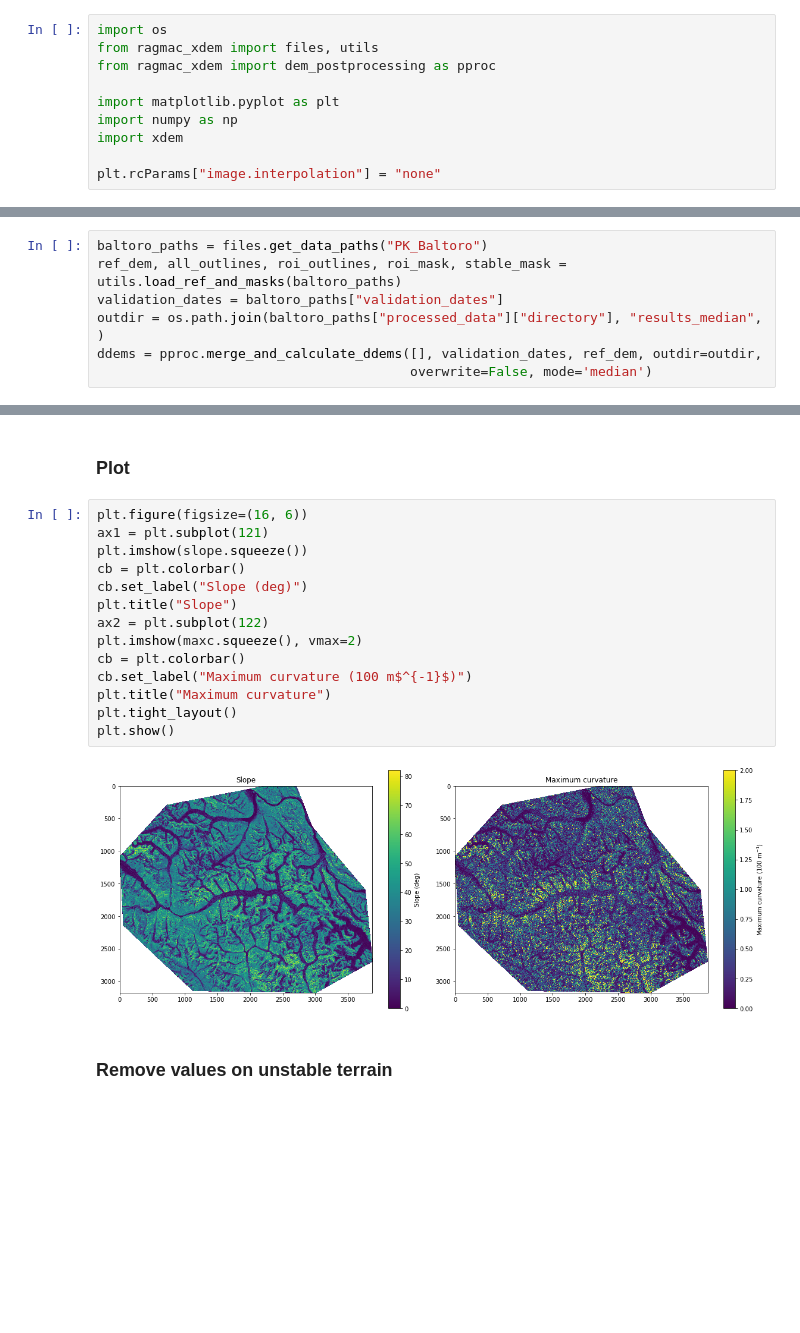
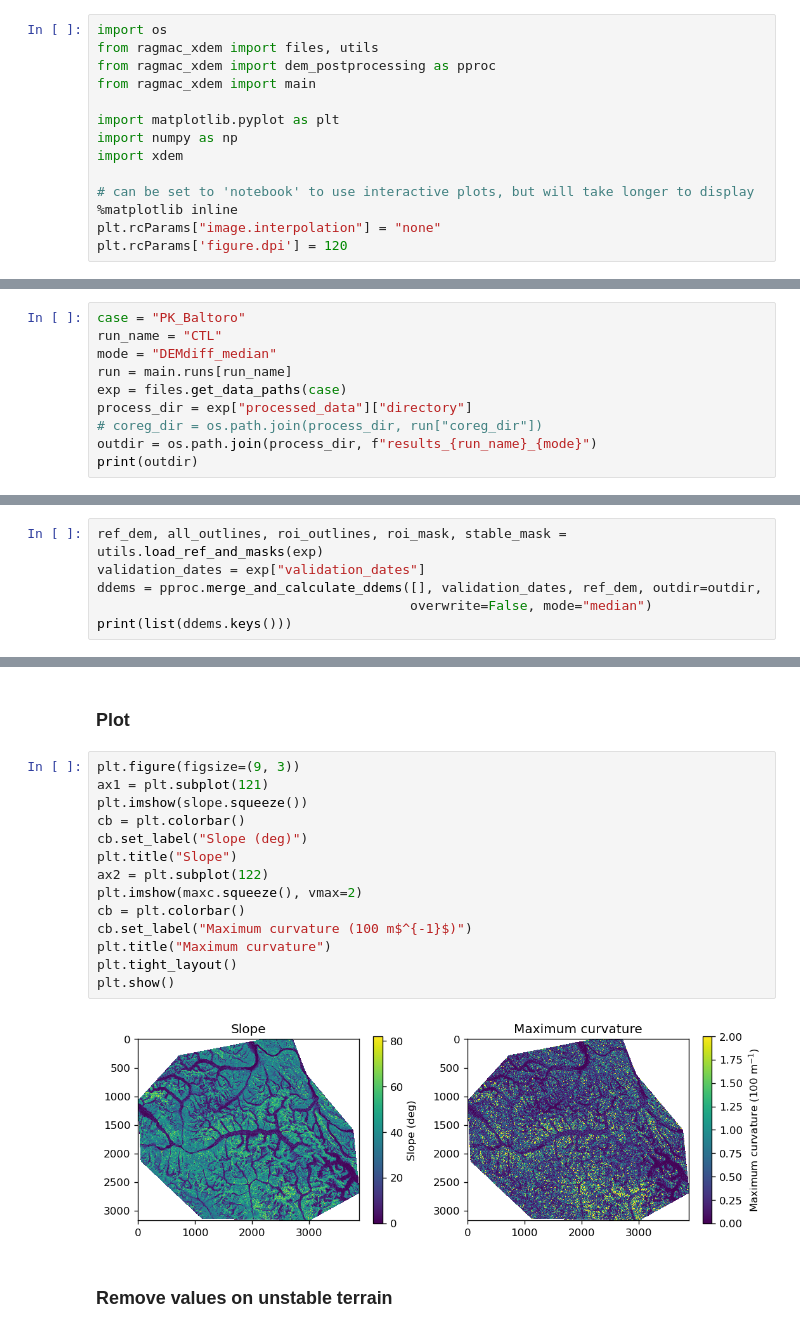
Before and after one commit to adehecq/ragmac_xdem, a Jupyter notebook: notebooks/uncertainty.ipynb, the cells around one changed output, grey strips where cells are left out. Cells and saved outputs as stored; diff of their text form; blank space fills up the shorter version.

Commit message:
Update uncertainty notebook on spatial stats

```diff
--- a/notebooks/uncertainty.ipynb
+++ b/notebooks/uncertainty.ipynb
@@ -13,12 +13,16 @@ This is done in 3 steps:
 import os
 from ragmac_xdem import files, utils
 from ragmac_xdem import dem_postprocessing as pproc
+from ragmac_xdem import main
 
 import matplotlib.pyplot as plt
 import numpy as np
 import xdem
 
+# can be set to 'notebook' to use interactive plots, but will take longer to display
+%matplotlib inline
 plt.rcParams["image.interpolation"] = "none"
+plt.rcParams['figure.dpi'] = 120
 # %% [markdown]
 # 0 - First Load input data
 
@@ -25,0 +32,10 @@ Works only after `scripts/main_experiment2.py` has been run successfully.
+# %%
+case = "PK_Baltoro"
+run_name = "CTL"
+mode = "DEMdiff_median"
+run = main.runs[run_name]
+exp = files.get_data_paths(case)
+process_dir = exp["processed_data"]["directory"]
+# coreg_dir = os.path.join(process_dir, run["coreg_dir"])
+outdir = os.path.join(process_dir, f"results_{run_name}_{mode}")
+print(outdir)
@@ -26,9 +46,8 @@ Works only after `scripts/main_experiment2.py` has been run successfully.
 # %%
-baltoro_paths = files.get_data_paths("PK_Baltoro")
-ref_dem, all_outlines, roi_outlines, roi_mask, stable_mask = utils.load_ref_and_masks(baltoro_paths)
-validation_dates = baltoro_paths["validation_dates"]
-outdir = os.path.join(baltoro_paths["processed_data"]["directory"], "results_median", )
+ref_dem, all_outlines, roi_outlines, roi_mask, stable_mask = utils.load_ref_and_masks(exp)
+validation_dates = exp["validation_dates"]
 ddems = pproc.merge_and_calculate_ddems([], validation_dates, ref_dem, outdir=outdir,
-                                        overwrite=False, mode='median')
+                                        overwrite=False, mode="median")
+print(list(ddems.keys()))
 # %% [output]
 Loading existing files
@@ -61,21 +81,21 @@ OMP: Info #271: omp_set_nested routine deprecated, please use omp_set_max_active
 # %% [markdown]
 ### Plot
 # %%
-plt.figure(figsize=(16, 6))
+plt.figure(figsize=(9, 3))
 ax1 = plt.subplot(121)
 plt.imshow(slope.squeeze())
 cb = plt.colorbar()
 cb.set_label("Slope (deg)")
 plt.title("Slope")
 ax2 = plt.subplot(122)
 plt.imshow(maxc.squeeze(), vmax=2)
 cb = plt.colorbar()
 cb.set_label("Maximum curvature (100 m$^{-1}$)")
 plt.title("Maximum curvature")
 plt.tight_layout()
 plt.show()
 # %% [output]
-[figure, old version]
+[figure, new version]
 # %% [markdown]
 ### Remove values on unstable terrain
 # %%
```
Also changed, not shown: parts of 25 cells of this notebook.
